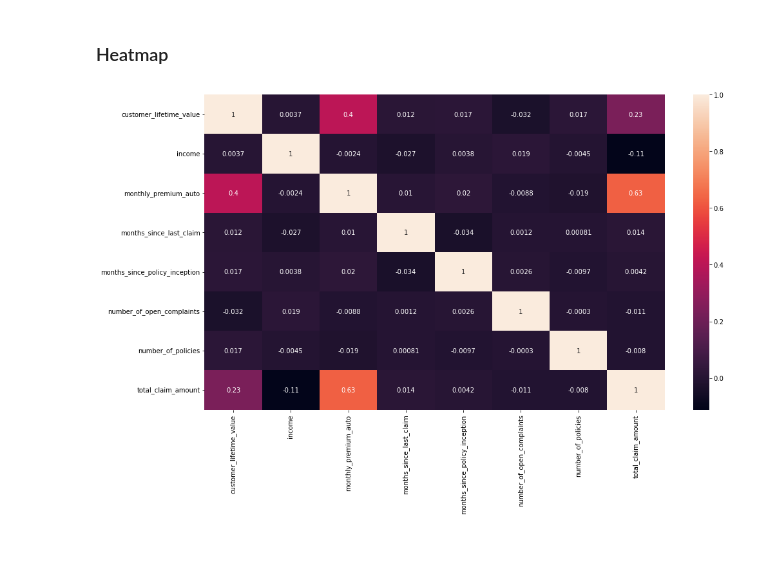
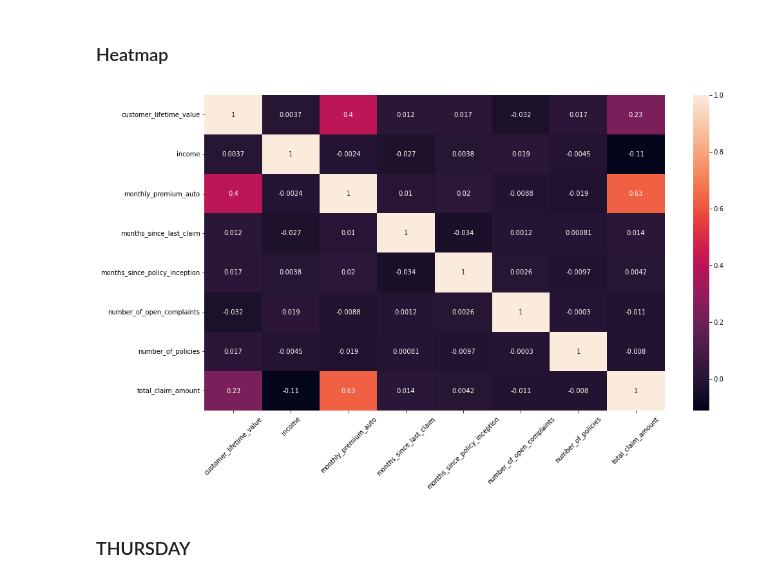
Before and after one commit to nullsieben/IronAhmet, a Jupyter notebook: customer_analysis.ipynb, the cells around one changed output. Drawn from its saved outputs; the diff is of its cells as text; code cells hidden in the pictures; blank space fills up the shorter version.

Commit message:
2nd week-Thursday

```diff
--- a/customer_analysis.ipynb
+++ b/customer_analysis.ipynb
@@ -199,6 +201,9 @@ correlations.query("col1 == 'v2' & col2 != 'v2'")
 ### Heatmap
 # %%
 fig=plt.figure(figsize=(16,9))
-sns.heatmap(numeric.corr(),annot=True);
+heat= sns.heatmap(numeric.corr(),annot=True);
+heat.tick_params(axis='x', rotation=45)
 # %% [output]
-[figure, old version]
+[figure, new version]
+# %% [markdown]
+### THURSDAY
```
Also changed, not shown: parts of 34 cells of this notebook.
